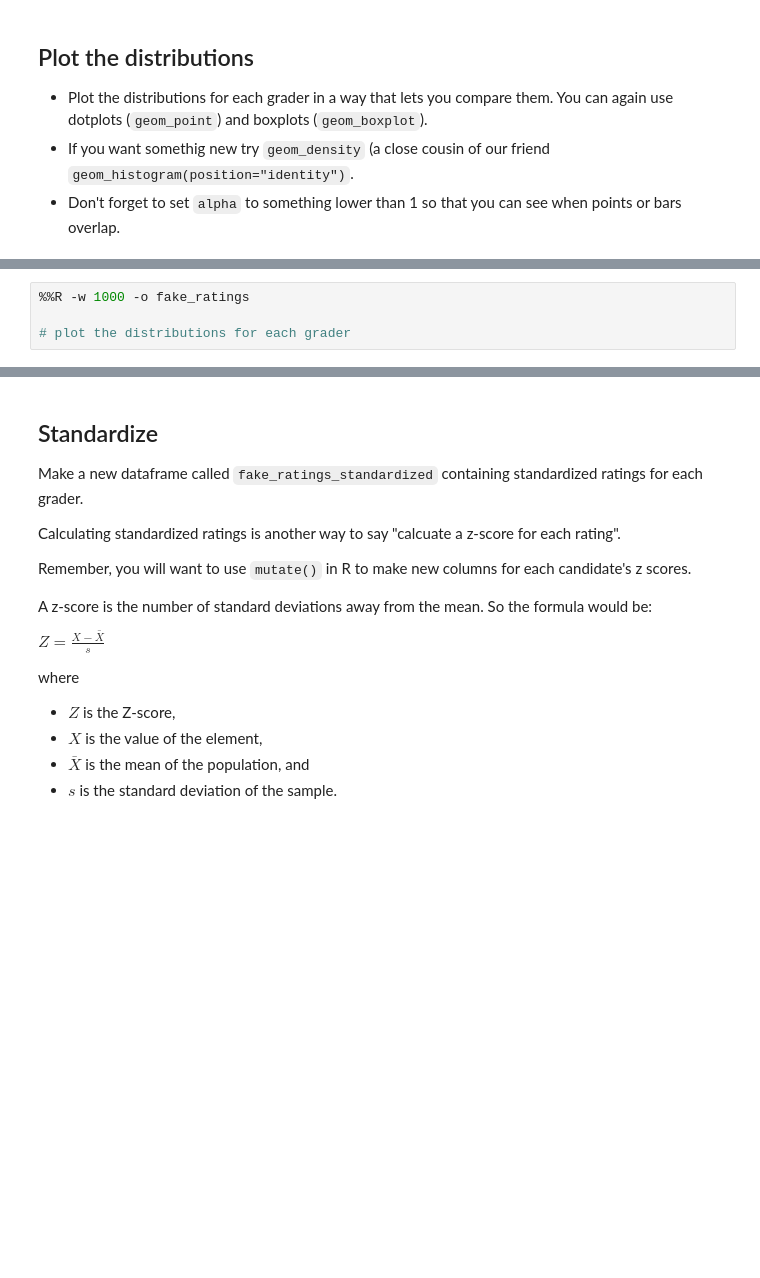
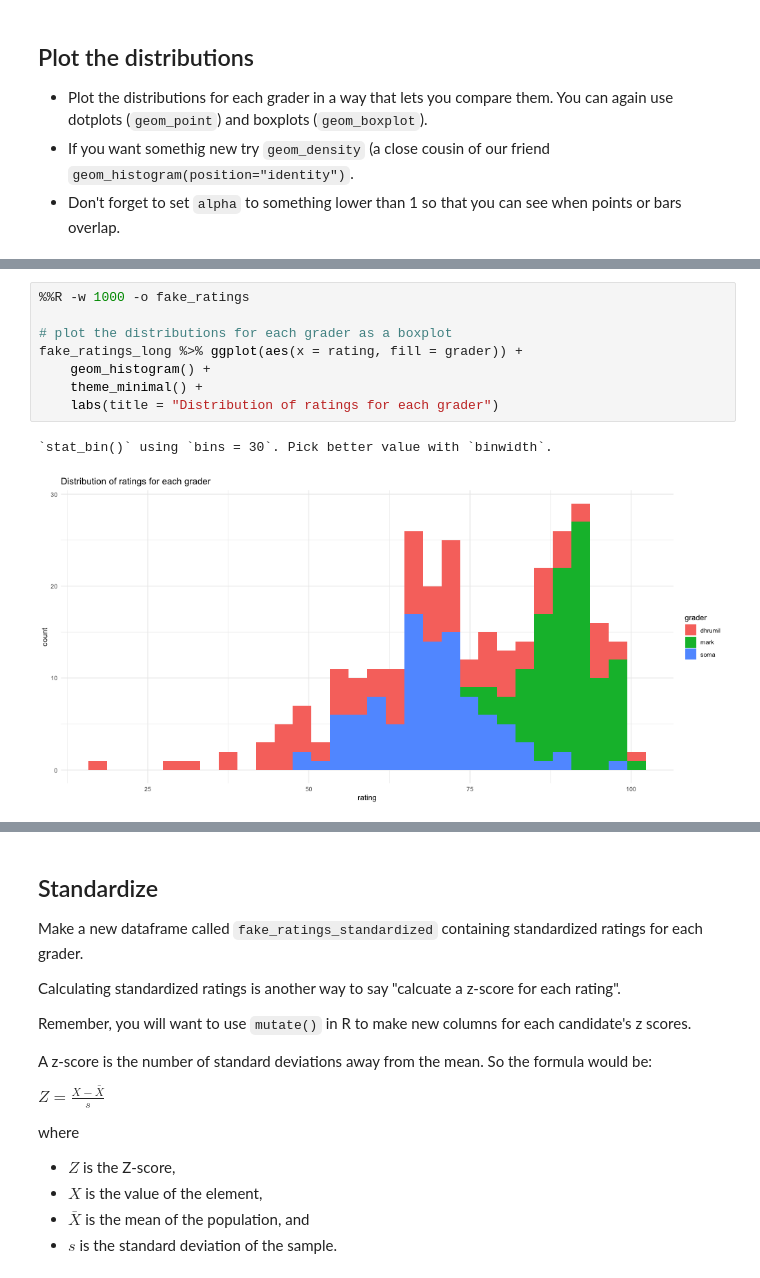
Before and after one commit to mjdanbury/standardizing-data, a Jupyter notebook: notebook.ipynb, the cells around one changed output, grey strips where cells are left out. Saved outputs shown, nothing was run; the diff lists cells and outputs as text; blank space fills up the shorter version.

```diff
--- a/notebook.ipynb
+++ b/notebook.ipynb
@@ -79,4 +176,11 @@ This will prove useful when plotting.
 # %%
 %%R -w 1000 -o fake_ratings
 
-# plot the distributions for each grader
+# plot the distributions for each grader as a boxplot
+fake_ratings_long %>% ggplot(aes(x = rating, fill = grader)) +
+    geom_histogram() +
+    theme_minimal() +
+    labs(title = "Distribution of ratings for each grader")
+# %% [output]
+`stat_bin()` using `bins = 30`. Pick better value with `binwidth`.
+[figure, added]
```
Also changed, not shown: parts of 12 cells of this notebook.
